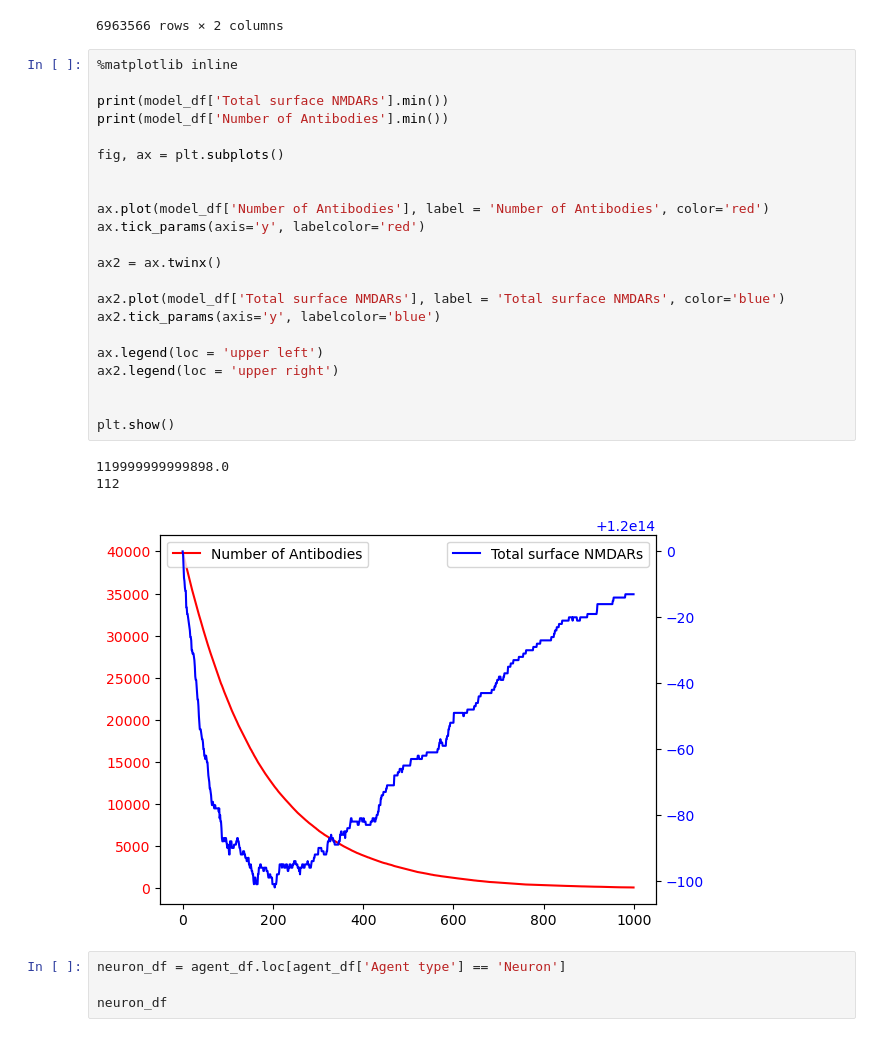
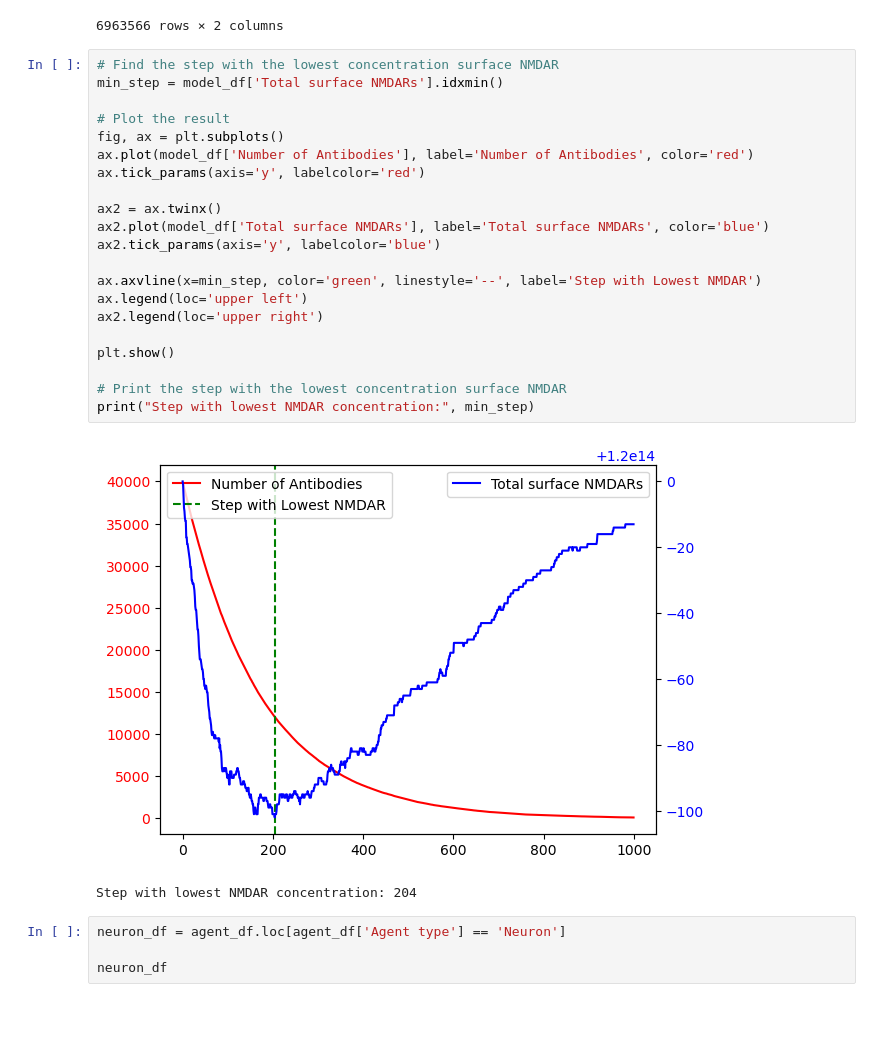
Before and after one commit to P1470V/CB1020-G12, a Jupyter notebook: abm.ipynb, the cells around one changed output. Cells and saved outputs as stored; diff of their text form.

Commit message:
Added minimum line to graph

```diff
--- a/abm.ipynb
+++ b/abm.ipynb
@@ -199,31 +199,29 @@ agent_df
 |  | (39673, 937, 786) | 0.000000e+00 | Antibody |
 6963566 rows × 2 columns
 # %%
-%matplotlib inline
+# Find the step with the lowest concentration surface NMDAR
+min_step = model_df['Total surface NMDARs'].idxmin()
 
-print(model_df['Total surface NMDARs'].min())
-print(model_df['Number of Antibodies'].min())
-
+# Plot the result
 fig, ax = plt.subplots()
-
-
-ax.plot(model_df['Number of Antibodies'], label = 'Number of Antibodies', color='red')
+ax.plot(model_df['Number of Antibodies'], label='Number of Antibodies', color='red')
 ax.tick_params(axis='y', labelcolor='red')
 
 ax2 = ax.twinx()
-
-ax2.plot(model_df['Total surface NMDARs'], label = 'Total surface NMDARs', color='blue')
+ax2.plot(model_df['Total surface NMDARs'], label='Total surface NMDARs', color='blue')
 ax2.tick_params(axis='y', labelcolor='blue')
 
-ax.legend(loc = 'upper left')
-ax2.legend(loc = 'upper right')
-
+ax.axvline(x=min_step, color='green', linestyle='--', label='Step with Lowest NMDAR')
+ax.legend(loc='upper left')
+ax2.legend(loc='upper right')
 
 plt.show()
+
+# Print the step with the lowest concentration surface NMDAR
+print("Step with lowest NMDAR concentration:", min_step)
 # %% [output]
+[figure, new version]
-119999999999898.0
-112
+Step with lowest NMDAR concentration: 204
-[figure, old version]
 # %%
 neuron_df = agent_df.loc[agent_df['Agent type'] == 'Neuron']
 
```
